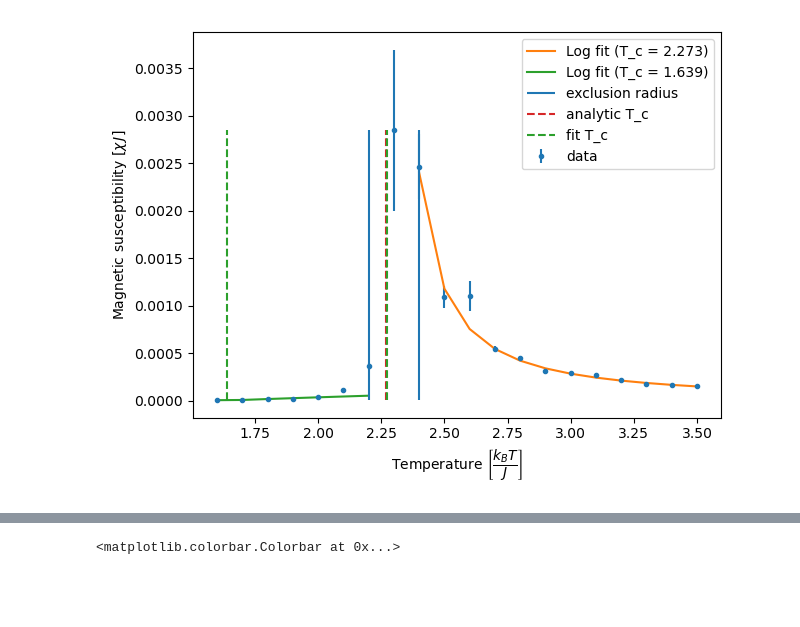
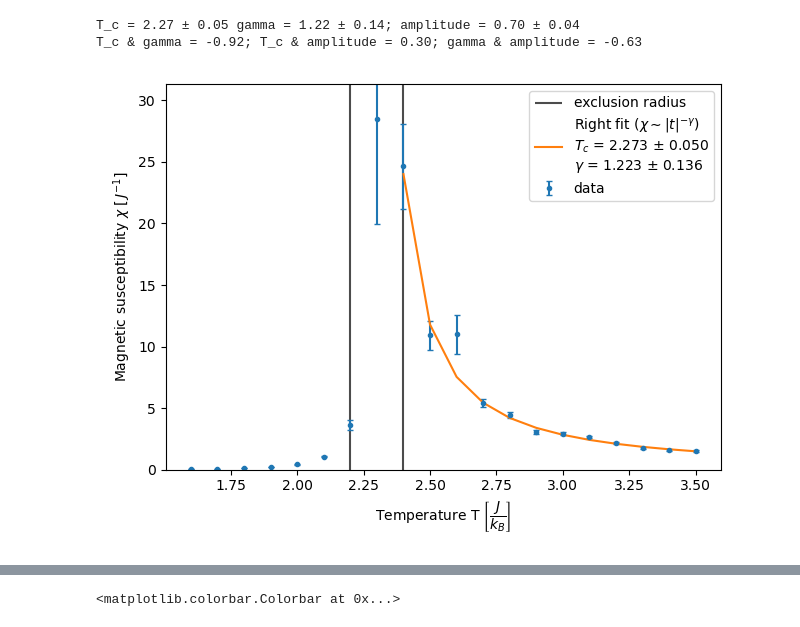
Before and after one commit to aderhall/phys382ising, a Jupyter notebook: analysis_notebooks/fit_observables.ipynb, the cells around one changed output, grey strips where cells are left out. Cells and saved outputs as stored; diff of their text form; code cells hidden in the pictures; blank space fills up the shorter version.

```diff
--- a/analysis_notebooks/fit_observables.ipynb
+++ b/analysis_notebooks/fit_observables.ipynb
@@ -143,9 +176,9 @@ e_var_error = e_var.std(axis=1) / np.sqrt(n_trials)
 m_var_avg = m_var.mean(axis=1)
 m_var_error = m_var.std(axis=1) / np.sqrt(n_trials)
 
-cv = e_var_avg / temp ** 2
+cv = params.N ** 2 * e_var_avg / temp ** 2
 cv_error = cv * e_var_error / e_var_avg # Propagate error in cv
-chi = m_var_avg / temp
+chi = params.N ** 2 * m_var_avg / temp
 chi_error = chi * m_var_error / m_var_avg # Propagate error in chi
 # %%
 partition_radius = 0.1 # In units of T
@@ -186,20 +234,36 @@ fig.tight_layout()
 # %%
+# Underconstrained fit to chi to determine T_c
+
 chi_powerlaw = lambda T, a, gamma, T_c: a * np.abs((T - T_c) / T_c)**(-gamma)
 
-chi_p_pos, chi_covm_pos = curve_fit(chi_powerlaw, temp[partition_r:], chi[partition_r:], p0 = (1, 1, analytic_T_c), sigma=chi_error[partition_r:])
-chi_p_neg, chi_covm_neg = curve_fit(chi_powerlaw, temp[:partition_l], chi[:partition_l], p0 = (1, 1, analytic_T_c), sigma=chi_error[:partition_l])
+chi_p, chi_covm = curve_fit(chi_powerlaw, temp[partition_r:], chi[partition_r:], p0 = (1, 1, analytic_T_c), sigma=chi_error[partition_r:])
+#chi_p_neg, chi_covm_neg = curve_fit(chi_powerlaw, temp[:partition_l], chi[:partition_l], p0 = (1, 1, analytic_T_c), sigma=chi_error[:partition_l])
+chi_variance = np.sqrt(np.diag(chi_covm))
+chi_corrm = chi_covm / np.outer(chi_variance, chi_variance)
+
+print(f"T_c = {chi_p[2]:.2f} ± {chi_variance[2]:.2f} gamma = {chi_p[1]:.2f} ± {chi_variance[1]:.2f}; amplitude = {chi_p[0]:.2f} ± {chi_variance[0]:.2f}")
+print(f"T_c & gamma = {chi_corrm[1, 2]:.2f}; T_c & amplitude = {chi_corrm[0, 2]:.2f}; gamma & amplitude = {chi_corrm[0, 1]:.2f}")
+# %% [output]
+T_c = 2.27 ± 0.05 gamma = 1.22 ± 0.14; amplitude = 0.70 ± 0.04
+T_c & gamma = -0.92; T_c & amplitude = 0.30; gamma & amplitude = -0.63
 # %%
+# Plot chi with fit
+
 plt.close()
 fig, ax = plt.subplots()
-ax.errorbar(temp, chi, yerr=chi_error, fmt=".", label="data")
-ax.plot(temp[partition_r:], chi_powerlaw(temp[partition_r:], *chi_p_pos), label=f"Log fit (T_c = {chi_p_pos[2]:.3f})")
-ax.plot(temp[:partition_l], chi_powerlaw(temp[:partition_l], *chi_p_neg), label=f"Log fit (T_c = {chi_p_neg[2]:.3f})")
-ax.vlines([temp[partition_l - 1], temp[partition_r]], chi.min(), chi.max(), linestyles="solid", label="exclusion radius")
-ax.vlines(analytic_T_c, chi.min(), chi.max(), linestyles="dashed", color="tab:red", label="analytic T_c")
-ax.vlines([chi_p_pos[2], chi_p_neg[2]], chi.min(), chi.max(), linestyles="dashed", color="tab:green", label="fit T_c")
+
+ax.set_ylim(0, chi.max() * 1.1)
+
+ax.vlines([temp[partition_l - 1], temp[partition_r]], 0, chi.max() * 1.1, linestyles="solid", color="black", alpha=0.7, label="exclusion radius")
+#ax.vlines(analytic_T_c, 0, chi.max() * 1.1, linestyles="solid", color="tab:red", label=f"$T_c$ (analytic) = {analytic_T_c:.3f}")
+#ax.vlines(chi_p[2], 0, chi.max() * 1.1, linestyles="dashed", color="tab:green", label=f"$T_c$ (fit) = {chi_p[2]:.3f}")
+
+ax.errorbar(temp, chi, yerr=chi_error, fmt=".", color="tab:blue", label="data", capsize=2)
+ax.plot(temp[partition_r:], chi_powerlaw(temp[partition_r:], *chi_p), color="tab:orange", label=(r"Right fit ($\chi \sim |t|^{-\gamma}$)" + f"\n$T_c$ = {chi_p[2]:.3f} ± {chi_variance[2]:.3f}\n$\gamma$ = {chi_p[1]:.3f} ± {chi_variance[1]:.3f}"))
+
 ax.legend()
-ax.set_xlabel(r"Temperature $\left[\dfrac{k_B T}{J}\right]$")
-ax.set_ylabel(r"Magnetic susceptibility $\left[ \chi \, J\right]$")
+ax.set_xlabel(r"Temperature T $\left[\dfrac{J}{k_B}\right]$")
+ax.set_ylabel(r"Magnetic susceptibility $\chi$ $\left[ \,J^{-1} \right]$")
 fig.tight_layout()
 # %% [output]
-[figure, old version]
+[figure, new version]
```
Also changed, not shown: parts of 9 cells of this notebook.
